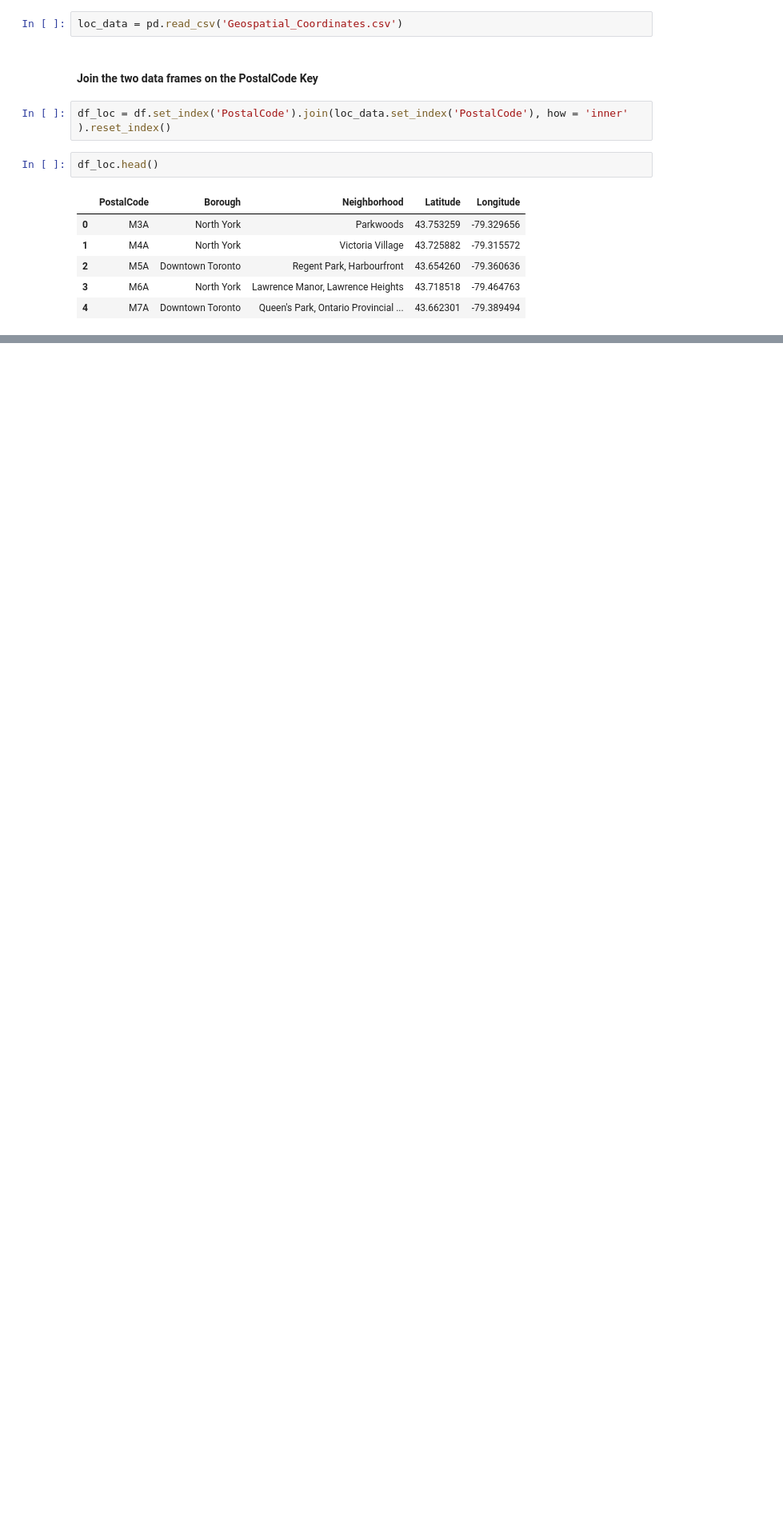
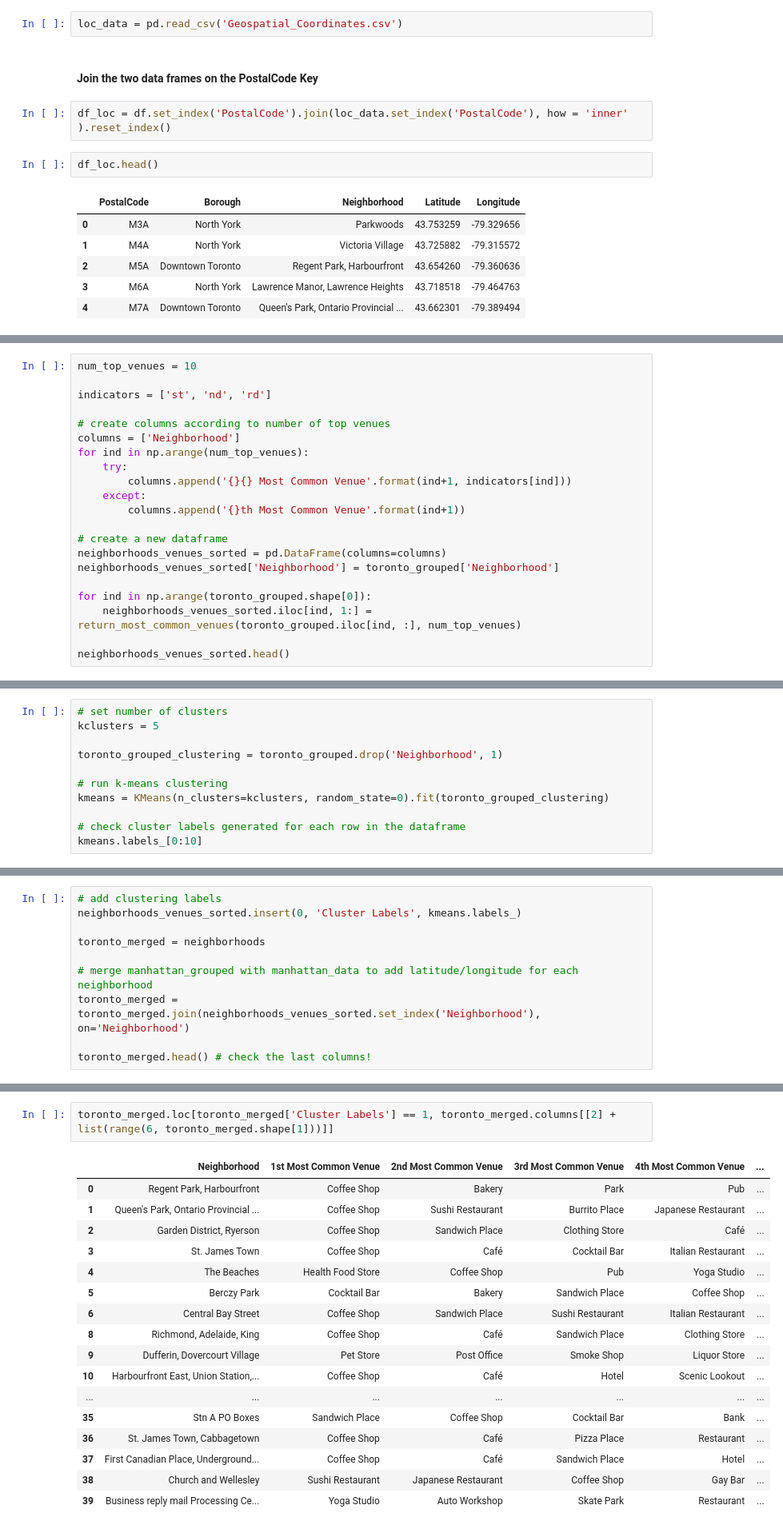
Before and after one commit to kushagrauiuc/Coursera_Capstone, a Jupyter notebook: Final_Project.ipynb, the cells around one changed output, grey strips where cells are left out. Shown at 80% size. Saved outputs shown, nothing was run; the diff lists cells and outputs as text; blank space fills up the shorter version.

```diff
--- a/Final_Project.ipynb
+++ b/Final_Project.ipynb
@@ -101,0 +512,21 @@ df_loc.head()
+# %%
+num_top_venues = 10
+
+indicators = ['st', 'nd', 'rd']
+
+# create columns according to number of top venues
+columns = ['Neighborhood']
+for ind in np.arange(num_top_venues):
+    try:
+        columns.append('{}{} Most Common Venue'.format(ind+1, indicators[ind]))
+    except:
+        columns.append('{}th Most Common Venue'.format(ind+1))
+
+# create a new dataframe
+neighborhoods_venues_sorted = pd.DataFrame(columns=columns)
+neighborhoods_venues_sorted['Neighborhood'] = toronto_grouped['Neighborhood']
+
+for ind in np.arange(toronto_grouped.shape[0]):
+    neighborhoods_venues_sorted.iloc[ind, 1:] = return_most_common_venues(toronto_grouped.iloc[ind, :], num_top_venues)
+
+neighborhoods_venues_sorted.head()
@@ -101,0 +544,11 @@ df_loc.head()
+# %%
+# set number of clusters
+kclusters = 5
+
+toronto_grouped_clustering = toronto_grouped.drop('Neighborhood', 1)
+
+# run k-means clustering
+kmeans = KMeans(n_clusters=kclusters, random_state=0).fit(toronto_grouped_clustering)
+
+# check cluster labels generated for each row in the dataframe
+kmeans.labels_[0:10]
@@ -101,0 +559,10 @@ df_loc.head()
+# %%
+# add clustering labels
+neighborhoods_venues_sorted.insert(0, 'Cluster Labels', kmeans.labels_)
+
+toronto_merged = neighborhoods
+
+# merge manhattan_grouped with manhattan_data to add latitude/longitude for each neighborhood
+toronto_merged = toronto_merged.join(neighborhoods_venues_sorted.set_index('Neighborhood'), on='Neighborhood')
+
+toronto_merged.head() # check the last columns!
@@ -101,0 +620,20 @@ df_loc.head()
+# %%
+toronto_merged.loc[toronto_merged['Cluster Labels'] == 1, toronto_merged.columns[[2] + list(range(6, toronto_merged.shape[1]))]]
+# %% [output]
+|  | Neighborhood | 1st Most Common Venue | 2nd Most Common Venue | 3rd Most Common Venue | 4th Most Common Venue | ... |
+| 0 | Regent Park, Harbourfront | Coffee Shop | Bakery | Park | Pub | ... |
+| 1 | Queen's Park, Ontario Provincial ... | Coffee Shop | Sushi Restaurant | Burrito Place | Japanese Restaurant | ... |
+| 2 | Garden District, Ryerson | Coffee Shop | Sandwich Place | Clothing Store | Café | ... |
+| 3 | St. James Town | Coffee Shop | Café | Cocktail Bar | Italian Restaurant | ... |
+| 4 | The Beaches | Health Food Store | Coffee Shop | Pub | Yoga Studio | ... |
+| 5 | Berczy Park | Cocktail Bar | Bakery | Sandwich Place | Coffee Shop | ... |
+| 6 | Central Bay Street | Coffee Shop | Sandwich Place | Sushi Restaurant | Italian Restaurant | ... |
+| 8 | Richmond, Adelaide, King | Coffee Shop | Café | Sandwich Place | Clothing Store | ... |
+| 9 | Dufferin, Dovercourt Village | Pet Store | Post Office | Smoke Shop | Liquor Store | ... |
+| 10 | Harbourfront East, Union Station,... | Coffee Shop | Café | Hotel | Scenic Lookout | ... |
+| ... | ... | ... | ... | ... | ... | ... |
+| 35 | Stn A PO Boxes | Sandwich Place | Coffee Shop | Cocktail Bar | Bank | ... |
+| 36 | St. James Town, Cabbagetown | Coffee Shop | Café | Pizza Place | Restaurant | ... |
+| 37 | First Canadian Place, Underground... | Coffee Shop | Café | Sandwich Place | Hotel | ... |
+| 38 | Church and Wellesley | Sushi Restaurant | Japanese Restaurant | Coffee Shop | Gay Bar | ... |
+| 39 | Business reply mail Processing Ce... | Yoga Studio | Auto Workshop | Skate Park | Restaurant | ... |
```
Also changed, not shown: parts of 68 cells of this notebook.
